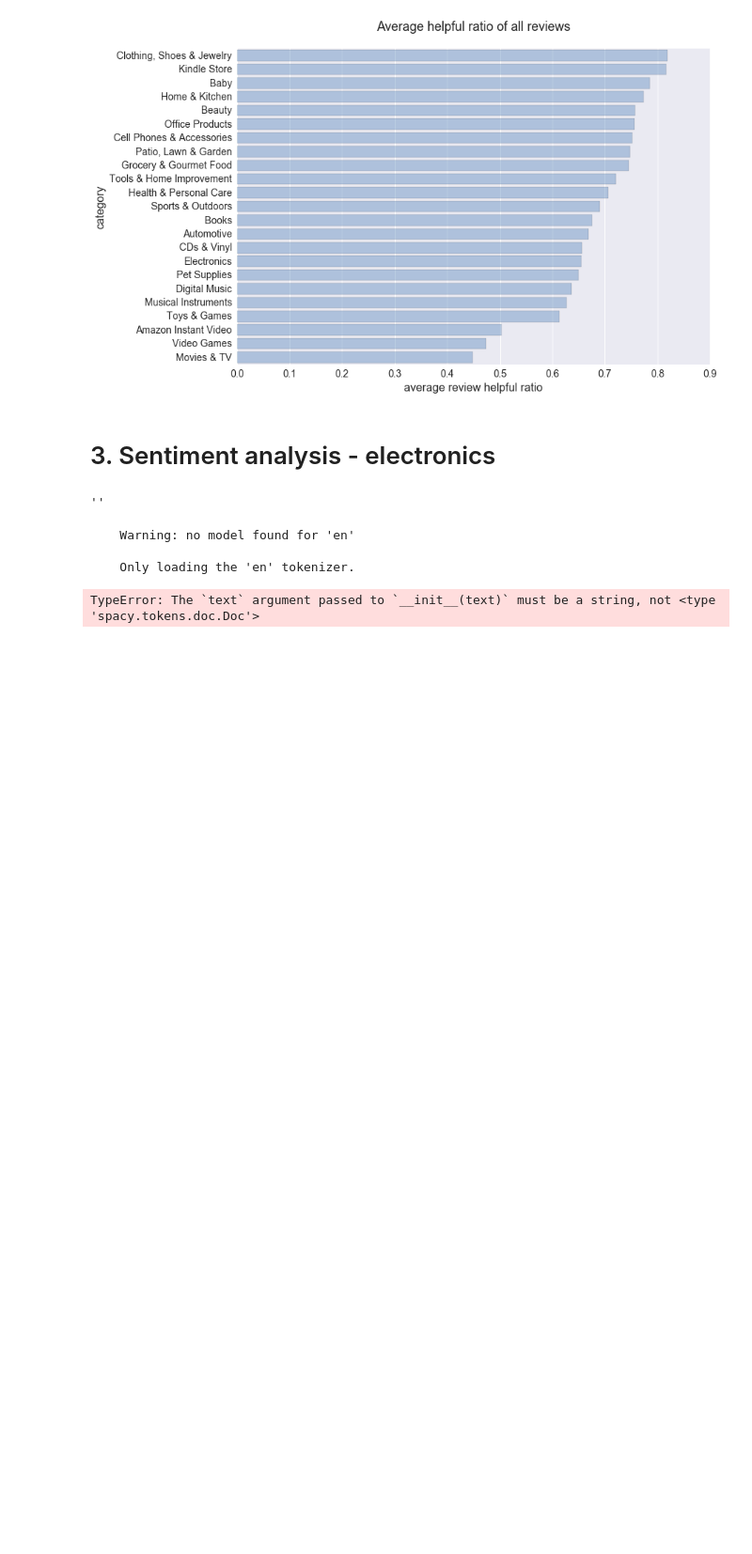
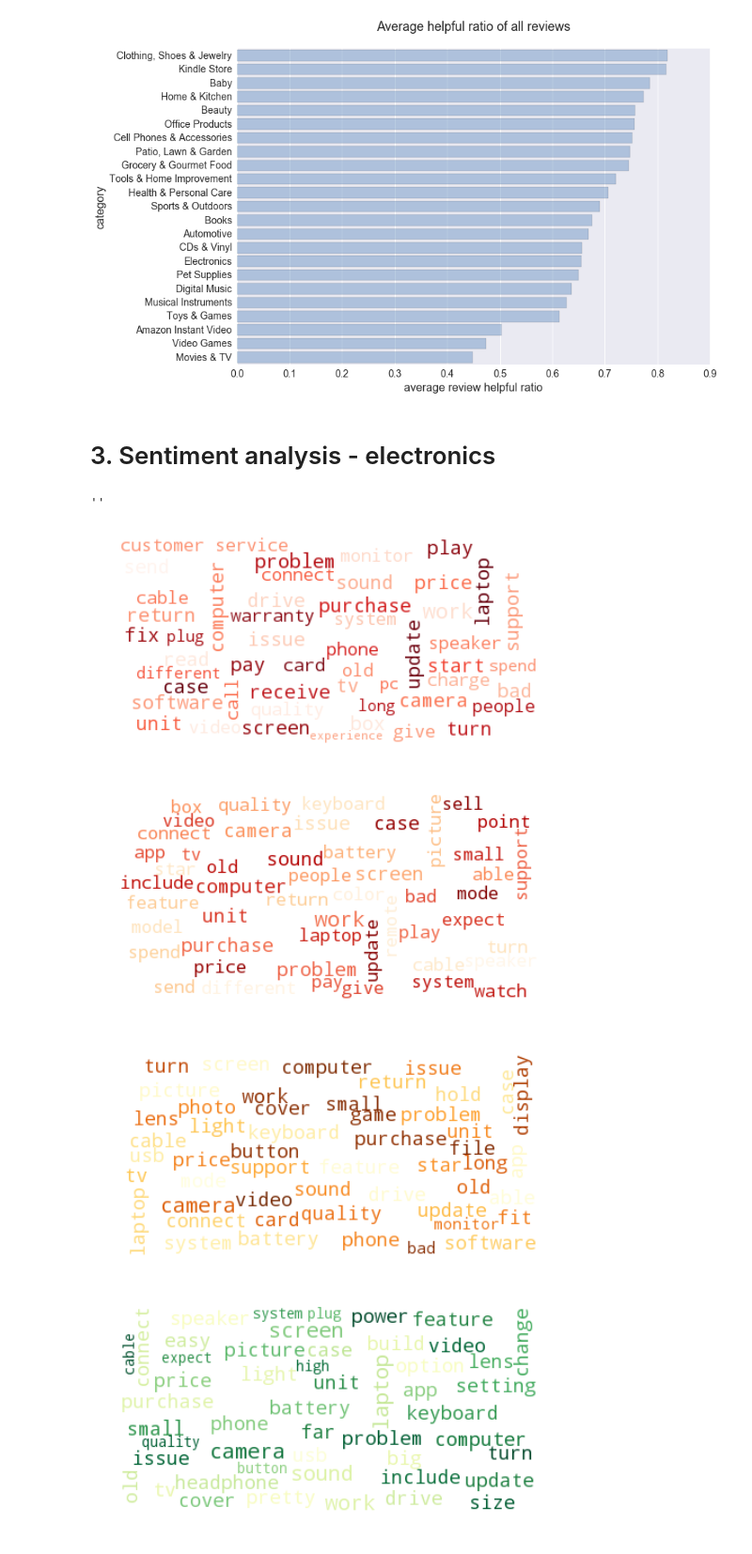
Before and after one commit to joyceXD/product-review, a Jupyter notebook: scripts/product_analysis.ipynb, the cells around one changed output. Shown at 94% size. Drawn from its saved outputs; the diff is of its cells as text; code cells hidden in the pictures; blank space fills up the shorter version.

Commit message:
Word cloud.

```diff
--- a/scripts/product_analysis.ipynb
+++ b/scripts/product_analysis.ipynb
@@ -252,18 +297,41 @@ pd_elec_review['readability'] = pd_elec_review['reviewText'].apply(textstat.auto
 parsed_docs = []
 nlp = spacy.load('en')
 
-for doc in nlp.pipe(pd_elec_review.reviewText, batch_size=10000, n_threads=4):
+for doc in nlp.pipe(pd_elec_review.reviewText, batch_size=500, n_threads=6):
     parsed_docs.append(doc)
 
 pd_elec_review['parsed_text'] = parsed_docs
-# %% [output]
-    Warning: no model found for 'en'
-
-    Only loading the 'en' tokenizer.
-# %%
-from textblob import TextBlob
-pd_elec_review['sentiment_dict'] = pd_elec_review['reviewText'].apply(TextBlob)
-# %% [output]
-TypeError: The `text` argument passed to `__init__(text)` must be a string, not <type 'spacy.tokens.doc.Doc'>
 # %%
-raw_data_2['text_lemma'] = raw_data_2['parsed_text'].apply(return_lemma_text)
+pd_elec_review['text_lemma'] = pd_elec_review['parsed_text'].apply(lambda row: sentiment_util.return_lemma_text(row))
+# %%
+text_rating = []
+
+for i in range(1,6 ):
+    text_rating.append(pd_elec_review[pd_elec_review['overall'] == i])
+# %%
+stop = [x.encode('ascii') for x in stopwords.words('english')]
+stop_self_defined = ['buy', 'come', 'day', 'get', 'go', 'good', 'great', 'know', 'lot', 'month', 'need', 'nice', 'say', 'set',
+                     'tablet', 'take', 'tell', 'thing', 'think', 'use', 'want', 'way', 'week', 'year', 'len', 'run', 'review',
+                     'like', 'look', 'new', 'device', 'time', 'make', 'bit', 'little', 'try', 'ne', 'product', 'company',
+                     'sure', 'find', 'order', 'item', 'open', 'hour', 'right', 'feel', 'second']
+stop = stop + stop_self_defined
+# %%
+colormap_list = ['Reds', 'OrRd', 'YlOrBr', 'YlGn', 'GnBu']
+for i in range(len(text_rating)):
+    text = ' '.join(text_rating[i].text_lemma)
+    text = unicodedata.normalize('NFKD', text).encode('ascii','ignore')
+    wordcloud = WordCloud(background_color='white',
+                          relative_scaling = 0.2,
+                          stopwords=stop,
+                          colormap=colormap_list[i], max_words=50,
+                          max_font_size=20).generate(text)
+    plt.figure()
+    plt.imshow(wordcloud, interpolation="bilinear")
+    plt.axis("off")
+    plt.savefig('../plots/reviews_word_cloud_{}.png'.format(i+1), bbox_inches='tight')
+    plt.show()
+# %% [output]
+[figure, added]
+[figure, added]
+[figure, added]
+[figure, added]
```
Also changed, not shown: parts of 23 cells of this notebook, 10 other files.
